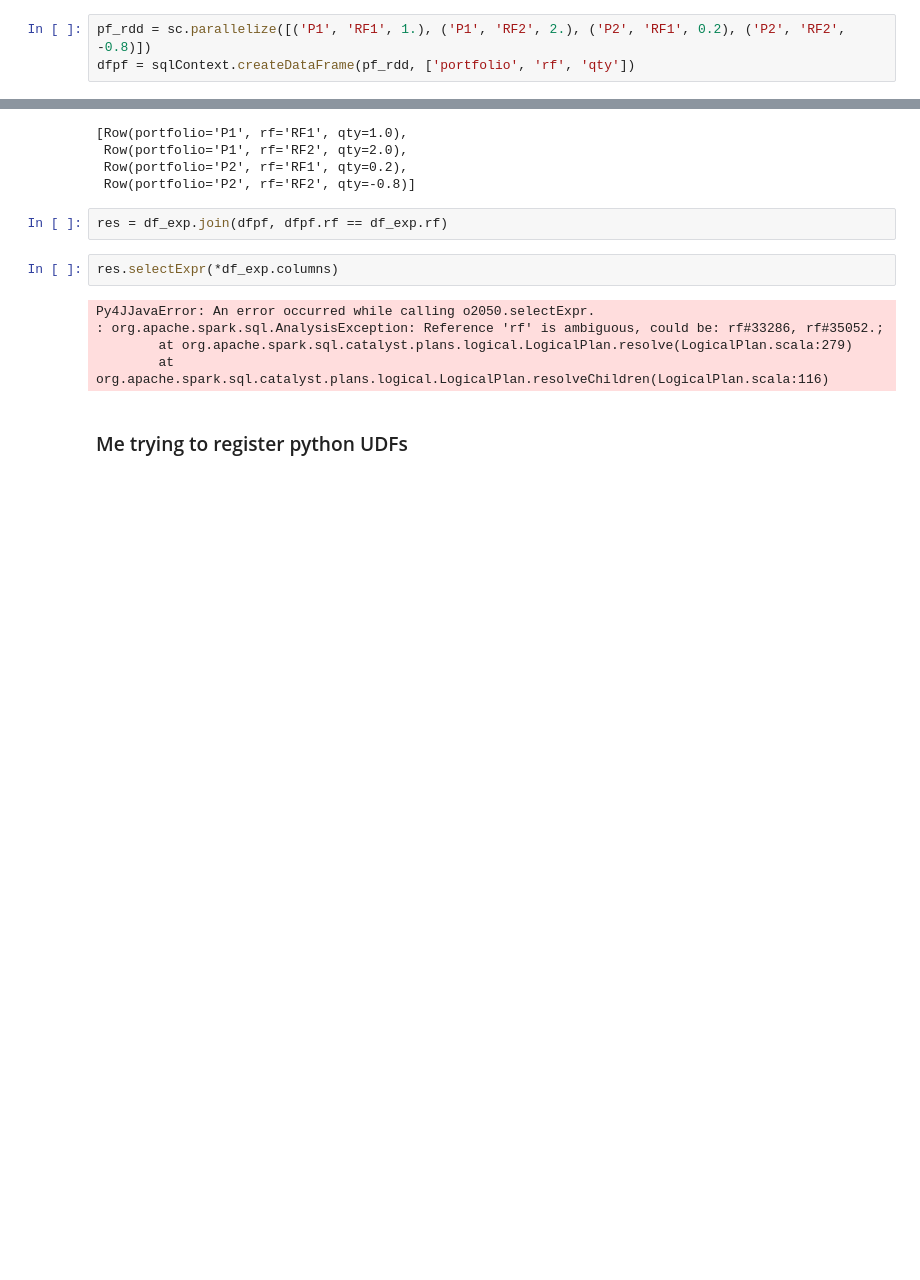
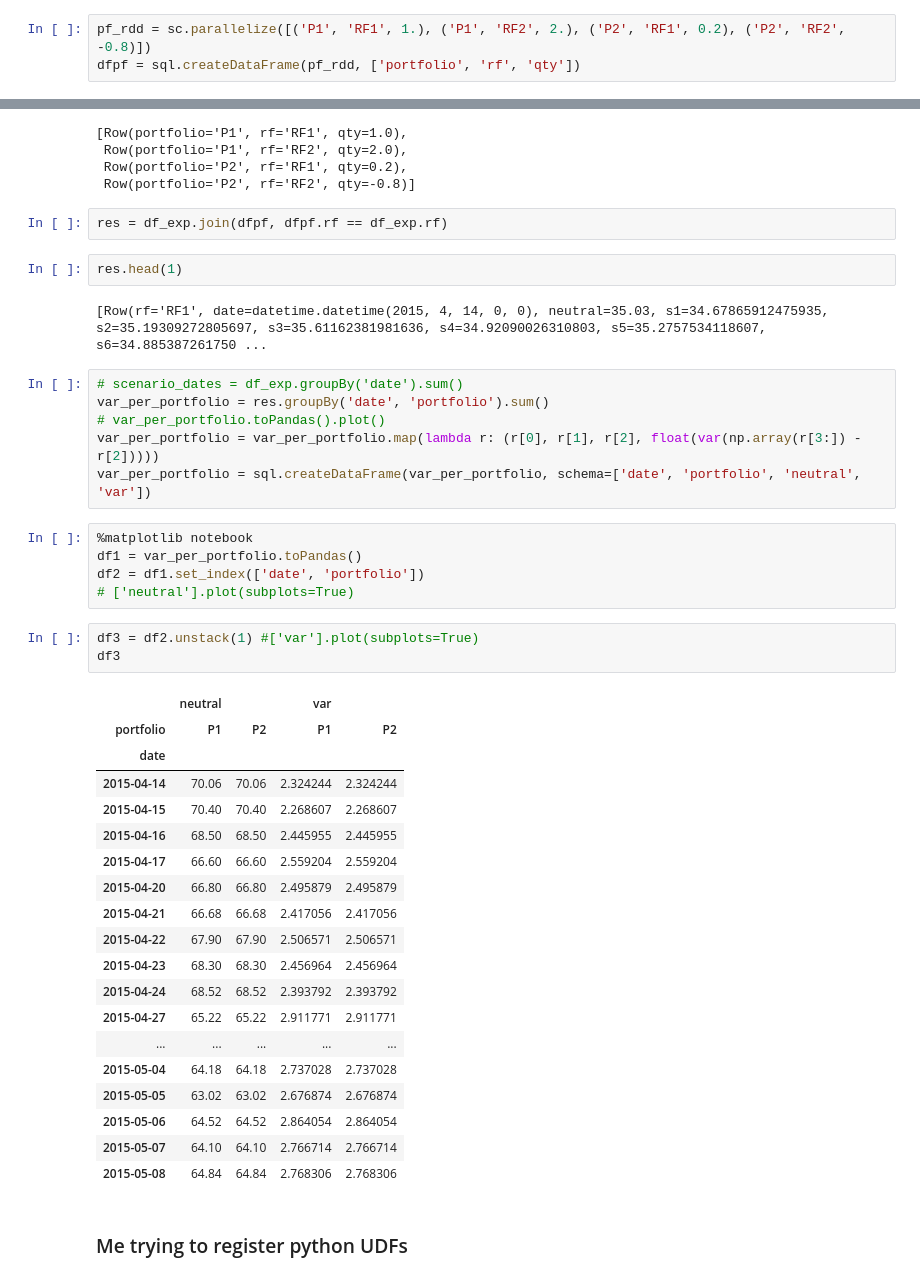
Before and after one commit to mvaz/PyData-London2015, a Jupyter notebook: notebooks/SparkScenarioAggregation.ipynb, the cells around one changed output, grey strips where cells are left out. Cells and saved outputs as stored; diff of their text form; blank space fills up the shorter version.

Commit message:
add portfolio information

```diff
--- a/notebooks/SparkScenarioAggregation.ipynb
+++ b/notebooks/SparkScenarioAggregation.ipynb
@@ -106,6 +108,6 @@ df_var.toPandas().plot()
 # %%
 pf_rdd = sc.parallelize([('P1', 'RF1', 1.), ('P1', 'RF2', 2.), ('P2', 'RF1', 0.2), ('P2', 'RF2', -0.8)])
-dfpf = sqlContext.createDataFrame(pf_rdd, ['portfolio', 'rf', 'qty'])
+dfpf = sql.createDataFrame(pf_rdd, ['portfolio', 'rf', 'qty'])
 # %%
 dfpf.collect()
 # %% [output]
@@ -115,13 +117,44 @@ dfpf.collect()
  Row(portfolio='P2', rf='RF2', qty=-0.8)]
 # %%
 res = df_exp.join(dfpf, dfpf.rf == df_exp.rf)
-# %%
-res.selectExpr(*df_exp.columns)
-# %% [output]
-Py4JJavaError: An error occurred while calling o2050.selectExpr.
-: org.apache.spark.sql.AnalysisException: Reference 'rf' is ambiguous, could be: rf#33286, rf#35052.;
-        at org.apache.spark.sql.catalyst.plans.logical.LogicalPlan.resolve(LogicalPlan.scala:279)
-        at org.apache.spark.sql.catalyst.plans.logical.LogicalPlan.resolveChildren(LogicalPlan.scala:116)
+# %%
+res.head(1)
+# %% [output]
+[Row(rf='RF1', date=datetime.datetime(2015, 4, 14, 0, 0), neutral=35.03, s1=34.67865912475935, s2=35.19309272805697, s3=35.61162381981636, s4=34.92090026310803, s5=35.2757534118607, s6=34.885387261750 ...
+# %%
+# scenario_dates = df_exp.groupBy('date').sum()
+var_per_portfolio = res.groupBy('date', 'portfolio').sum()
+# var_per_portfolio.toPandas().plot()
+var_per_portfolio = var_per_portfolio.map(lambda r: (r[0], r[1], r[2], float(var(np.array(r[3:]) - r[2]))))
+var_per_portfolio = sql.createDataFrame(var_per_portfolio, schema=['date', 'portfolio', 'neutral', 'var'])
+# %%
+%matplotlib notebook
+df1 = var_per_portfolio.toPandas()
+df2 = df1.set_index(['date', 'portfolio'])
+# ['neutral'].plot(subplots=True)
+# %%
+df3 = df2.unstack(1) #['var'].plot(subplots=True)
+df3
+# %% [output]
+|  | neutral |  | var |  |
+| portfolio | P1 | P2 | P1 | P2 |
+| date |  |  |  |  |
+| 2015-04-14 | 70.06 | 70.06 | 2.324244 | 2.324244 |
+| 2015-04-15 | 70.40 | 70.40 | 2.268607 | 2.268607 |
+| 2015-04-16 | 68.50 | 68.50 | 2.445955 | 2.445955 |
+| 2015-04-17 | 66.60 | 66.60 | 2.559204 | 2.559204 |
+| 2015-04-20 | 66.80 | 66.80 | 2.495879 | 2.495879 |
+| 2015-04-21 | 66.68 | 66.68 | 2.417056 | 2.417056 |
+| 2015-04-22 | 67.90 | 67.90 | 2.506571 | 2.506571 |
+| 2015-04-23 | 68.30 | 68.30 | 2.456964 | 2.456964 |
+| 2015-04-24 | 68.52 | 68.52 | 2.393792 | 2.393792 |
+| 2015-04-27 | 65.22 | 65.22 | 2.911771 | 2.911771 |
+| ... | ... | ... | ... | ... |
+| 2015-05-04 | 64.18 | 64.18 | 2.737028 | 2.737028 |
+| 2015-05-05 | 63.02 | 63.02 | 2.676874 | 2.676874 |
+| 2015-05-06 | 64.52 | 64.52 | 2.864054 | 2.864054 |
+| 2015-05-07 | 64.10 | 64.10 | 2.766714 | 2.766714 |
+| 2015-05-08 | 64.84 | 64.84 | 2.768306 | 2.768306 |
 # %% [markdown]
 ### Me trying to register python UDFs
 # %%
```
Also changed, not shown: parts of 2 cells of this notebook.
